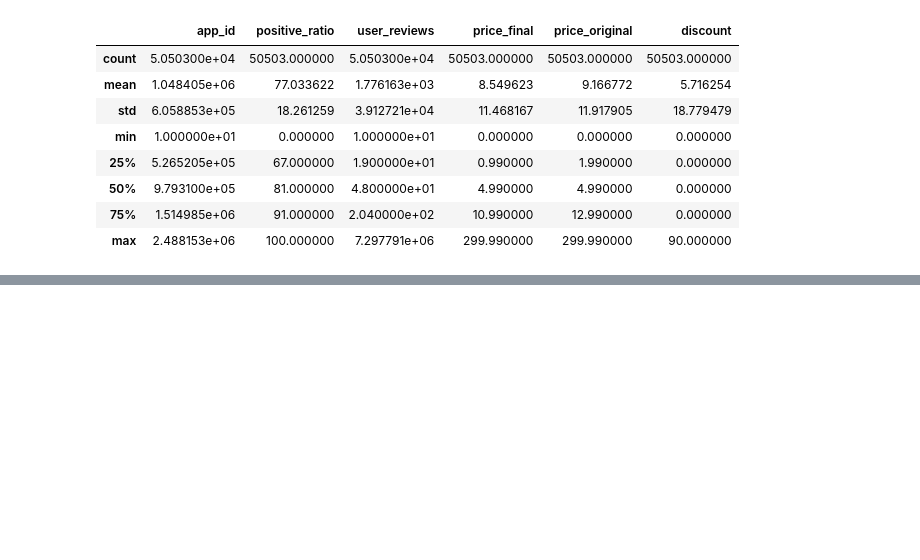
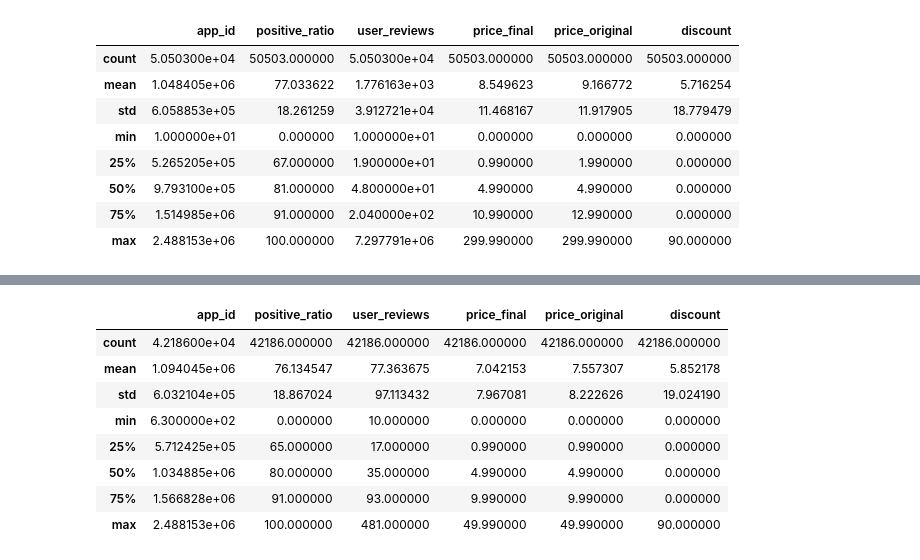
Before and after one commit to kaka5050/MBAN-6110, a Jupyter notebook: Project/sc.ipynb, the cells around one changed output, grey strips where cells are left out. Saved outputs shown, nothing was run; the diff lists cells and outputs as text; code cells hidden in the pictures; blank space fills up the shorter version.

```diff
--- a/Project/sc.ipynb
+++ b/Project/sc.ipynb
@@ -145,0 +211,12 @@ df = df.drop(df[df['price_original'] > 50].index)
+# %%
+df_t1.describe()
+# %% [output]
+|  | app_id | positive_ratio | user_reviews | price_final | price_original | discount |
+| count | 4.218600e+04 | 42186.000000 | 42186.000000 | 42186.000000 | 42186.000000 | 42186.000000 |
+| mean | 1.094045e+06 | 76.134547 | 77.363675 | 7.042153 | 7.557307 | 5.852178 |
+| std | 6.032104e+05 | 18.867024 | 97.113432 | 7.967081 | 8.222626 | 19.024190 |
+| min | 6.300000e+02 | 0.000000 | 10.000000 | 0.000000 | 0.000000 | 0.000000 |
+| 25% | 5.712425e+05 | 65.000000 | 17.000000 | 0.990000 | 0.990000 | 0.000000 |
+| 50% | 1.034885e+06 | 80.000000 | 35.000000 | 4.990000 | 4.990000 | 0.000000 |
+| 75% | 1.566828e+06 | 91.000000 | 93.000000 | 9.990000 | 9.990000 | 0.000000 |
+| max | 2.488153e+06 | 100.000000 | 481.000000 | 49.990000 | 49.990000 | 90.000000 |
```
Also changed, not shown: parts of 51 cells of this notebook.
